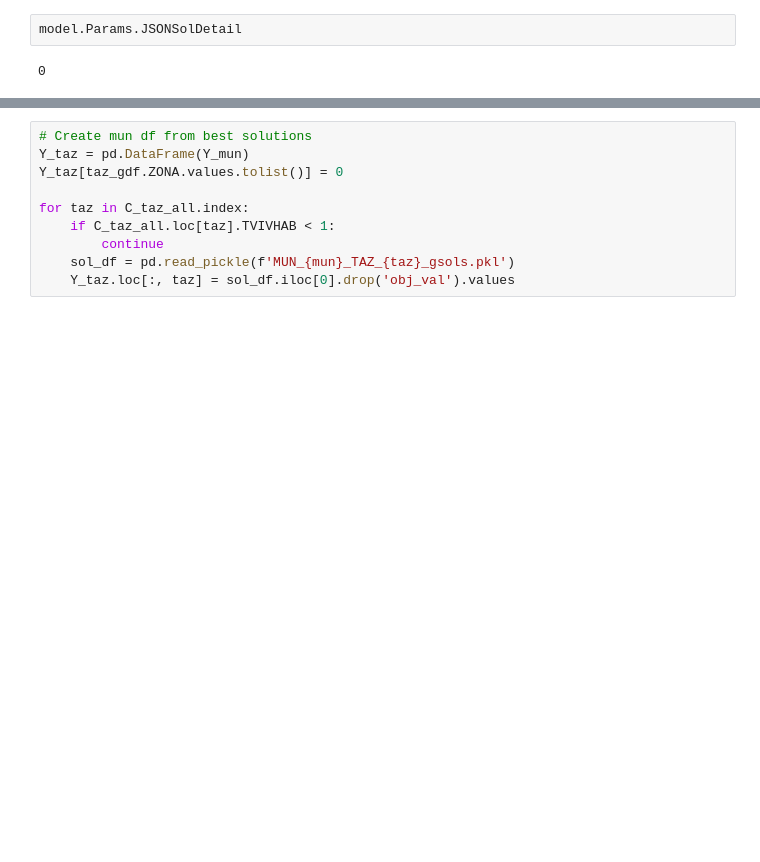
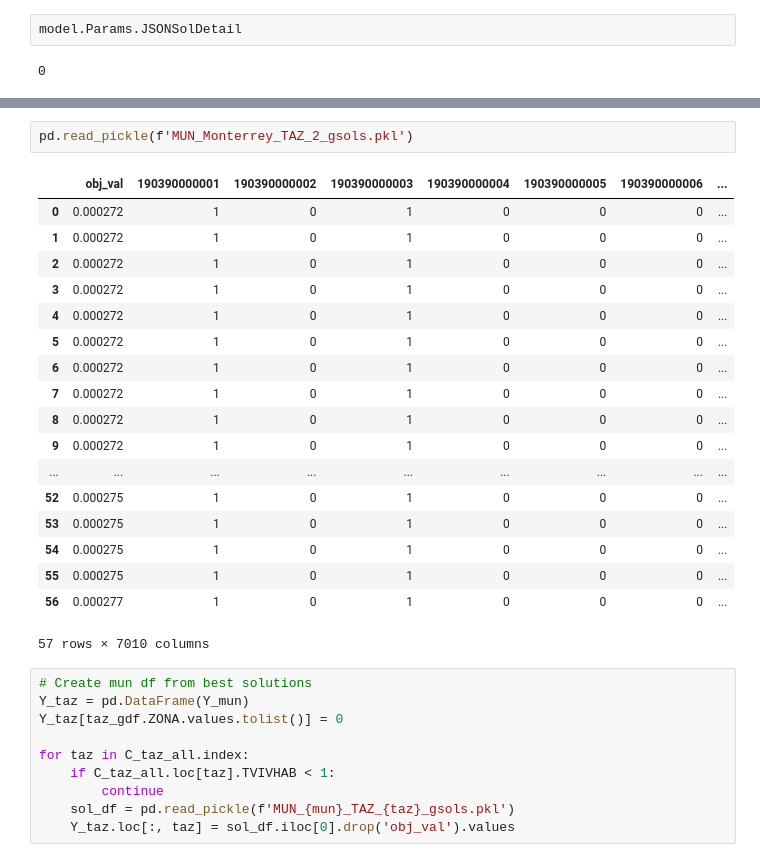
Before and after one commit to CentroFuturoCiudades/population-synthesis, a Jupyter notebook: notebooks/MQP.ipynb, the cells around one changed output, grey strips where cells are left out. Cells and saved outputs as stored; diff of their text form; blank space fills up the shorter version.

```diff
--- a/notebooks/MQP.ipynb
+++ b/notebooks/MQP.ipynb
@@ -184,3 +354,24 @@ model.Params.JSONSolDetail
+# %%
+pd.read_pickle(f'MUN_Monterrey_TAZ_2_gsols.pkl')
+# %% [output]
+|  | obj_val | 190390000001 | 190390000002 | 190390000003 | 190390000004 | 190390000005 | 190390000006 | ... |
+| 0 | 0.000272 | 1 | 0 | 1 | 0 | 0 | 0 | ... |
+| 1 | 0.000272 | 1 | 0 | 1 | 0 | 0 | 0 | ... |
+| 2 | 0.000272 | 1 | 0 | 1 | 0 | 0 | 0 | ... |
+| 3 | 0.000272 | 1 | 0 | 1 | 0 | 0 | 0 | ... |
+| 4 | 0.000272 | 1 | 0 | 1 | 0 | 0 | 0 | ... |
+| 5 | 0.000272 | 1 | 0 | 1 | 0 | 0 | 0 | ... |
+| 6 | 0.000272 | 1 | 0 | 1 | 0 | 0 | 0 | ... |
+| 7 | 0.000272 | 1 | 0 | 1 | 0 | 0 | 0 | ... |
+| 8 | 0.000272 | 1 | 0 | 1 | 0 | 0 | 0 | ... |
+| 9 | 0.000272 | 1 | 0 | 1 | 0 | 0 | 0 | ... |
+| ... | ... | ... | ... | ... | ... | ... | ... | ... |
+| 52 | 0.000275 | 1 | 0 | 1 | 0 | 0 | 0 | ... |
+| 53 | 0.000275 | 1 | 0 | 1 | 0 | 0 | 0 | ... |
+| 54 | 0.000275 | 1 | 0 | 1 | 0 | 0 | 0 | ... |
+| 55 | 0.000275 | 1 | 0 | 1 | 0 | 0 | 0 | ... |
+| 56 | 0.000277 | 1 | 0 | 1 | 0 | 0 | 0 | ... |
+57 rows × 7010 columns
 # %%
 # Create mun df from best solutions
 Y_taz = pd.DataFrame(Y_mun)
```
Also changed, not shown: parts of 24 cells of this notebook, 5 other files.
